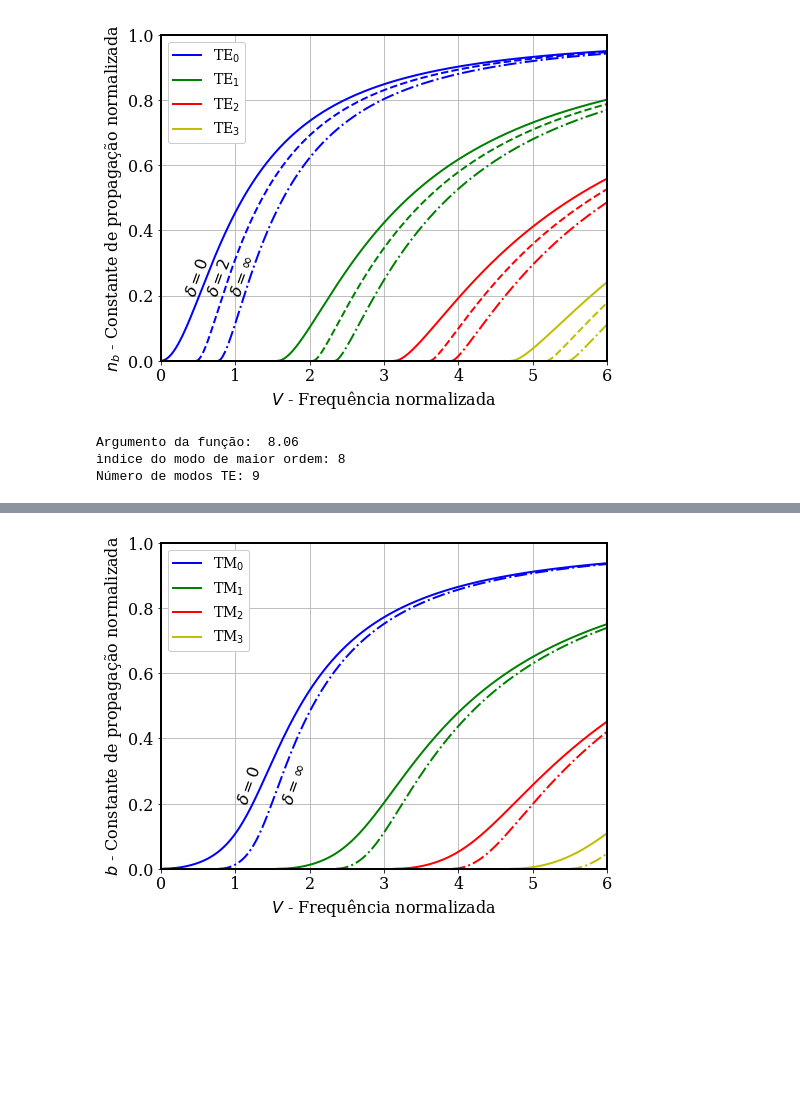
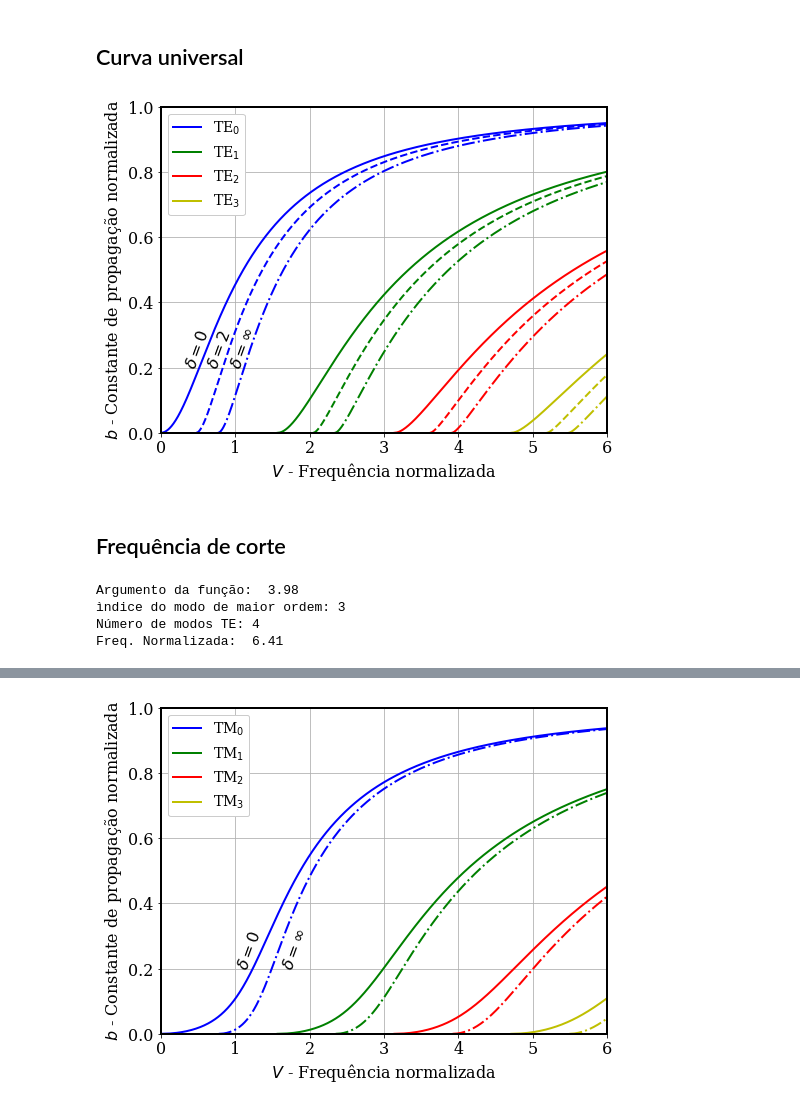
Before and after one commit to adophobr/PhotonicIntegratedCircuits, a Jupyter notebook: jupyter/ass_dlt_guide.ipynb, the cells around one changed output, grey strips where cells are left out. Cells and saved outputs as stored; diff of their text form; code cells hidden in the pictures; blank space fills up the shorter version.

```diff
--- a/jupyter/ass_dlt_guide.ipynb
+++ b/jupyter/ass_dlt_guide.ipynb
@@ -69,3 +123,5 @@ def b2neff(ns, NA, b):
+# %% [markdown]
+## Curva universal
 # %%
 fig3 = plt.figure(figsize=(8,6))
 plt.rc('font', **font)
@@ -75,47 +131,51 @@ b  = np.linspace(0, .99, 1000)
 
 sigma = 0
 for m in range(4):
   Vc = Vb(b, sigma, 1, 1, m)
   #plt.plot(Vc, b2neff(ns, NA, b), linewidth = 2, label = 'TE$_{%d}$' %(m))
   plt.plot(Vc, b, linewidth = 2, label = 'TE$_{%d}$' %(m))
 
 sigma = 2
 for m in range(4):
   Vc = Vb(b, sigma, 1, 1, m)
-  #plt.plot(Vc, b2neff(ns, NA, b), '--', linewidth = 2, label = 'TE$_{%d}$' %(m))
+  #plt.plot(Vc, b2neff(ns, NA, b), '--', linewidth = 2)
   plt.plot(Vc, b, '--', linewidth = 2)
 
 sigma = 1000
 for m in range(4):
   Vc = Vb(b, sigma, 1, 1, m)
-  #plt.plot(Vc, b2neff(ns, NA, b), '-.', linewidth = 2, label = 'TE$_{%d}$' %(m))
+  #plt.plot(Vc, b2neff(ns, NA, b), '-.', linewidth = 2)
   plt.plot(Vc, b, '-.', linewidth = 2)
 
 plt.text(0.3,0.2,r'$\delta = 0$', rotation = 70)
 plt.text(0.6,0.2,r'$\delta = 2$', rotation = 70)
 plt.text(0.9,0.2,r'$\delta = \infty$', rotation = 70)
 
 plt.xlim([0,6])
 #plt.ylim([ns,nf])
 plt.ylim([0,1])
 plt.xlabel(r'$V$ - Frequência normalizada')
 #plt.ylabel(r'$n_{eff}$ - Indice efetivo')
-plt.ylabel(r'$n_{b}$ - Constante de propagação normalizada')
+plt.ylabel(r'$b$ - Constante de propagação normalizada')
 plt.grid(True)
 plt.legend(loc = 'upper left', framealpha = 1, fontsize = 14)
 plt.savefig('ass_dlt_guide_carc_equation_TE.pdf', bbox_inches='tight')
 # %% [output]
-[figure, old version]
+[figure, new version]
+# %% [markdown]
+## Frequência de corte
 # %%
 M = (2*V-np.arctan(np.sqrt(delta)))/np.pi
 print('Argumento da função: %5.2f' %(M))
 M = np.floor(M)
 print('ìndice do modo de maior ordem: %d' %M)
 print('Número de modos TE: %d' %(M+1))
+print('Freq. Normalizada: %5.2f' %V)
 # %% [output]
-Argumento da função:  8.06
-ìndice do modo de maior ordem: 8
-Número de modos TE: 9
+Argumento da função:  3.98
+ìndice do modo de maior ordem: 3
+Número de modos TE: 4
+Freq. Normalizada:  6.41
 # %%
 print('Frequência de corte - modos TE:')
 for i in range(int(M+2)):
```
Also changed, not shown: parts of 44 cells of this notebook, 1 other file.
